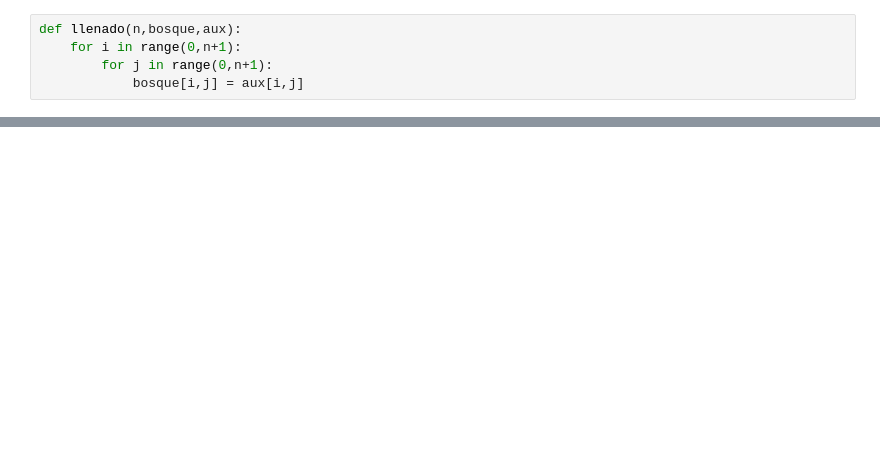
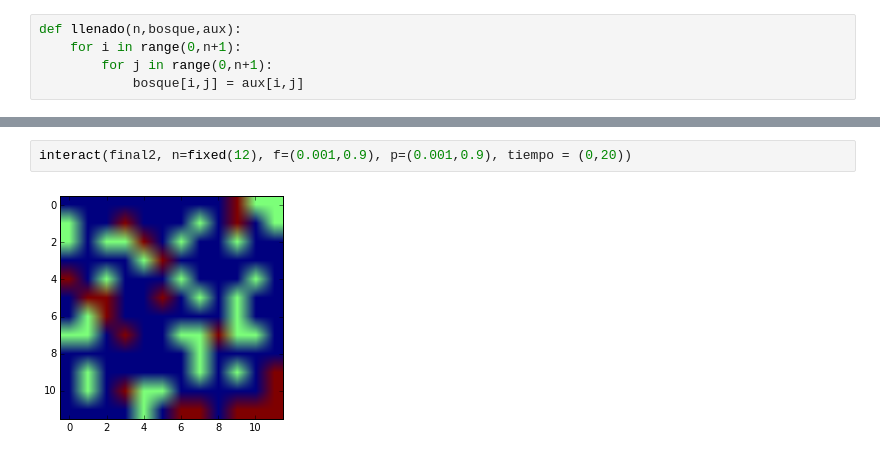
Before and after one commit to LoreMD/proyectoMateCompu, a Jupyter notebook: antonio/IF2-Copy0.ipynb, the cells around one changed output, grey strips where cells are left out. Saved outputs shown, nothing was run; the diff lists cells and outputs as text; blank space fills up the shorter version.

```diff
--- a/antonio/IF2-Copy0.ipynb
+++ b/antonio/IF2-Copy0.ipynb
@@ -96,0 +111,4 @@ Contador: @@@@@@@@@@@@@@@@@@@@@@@@@@@@ -----------------------------------------
+# %%
+interact(final2, n=fixed(12), f=(0.001,0.9), p=(0.001,0.9), tiempo = (0,20))
+# %% [output]
+[figure, added]
```
Also changed, not shown: parts of 10 cells of this notebook, 1 other file.
